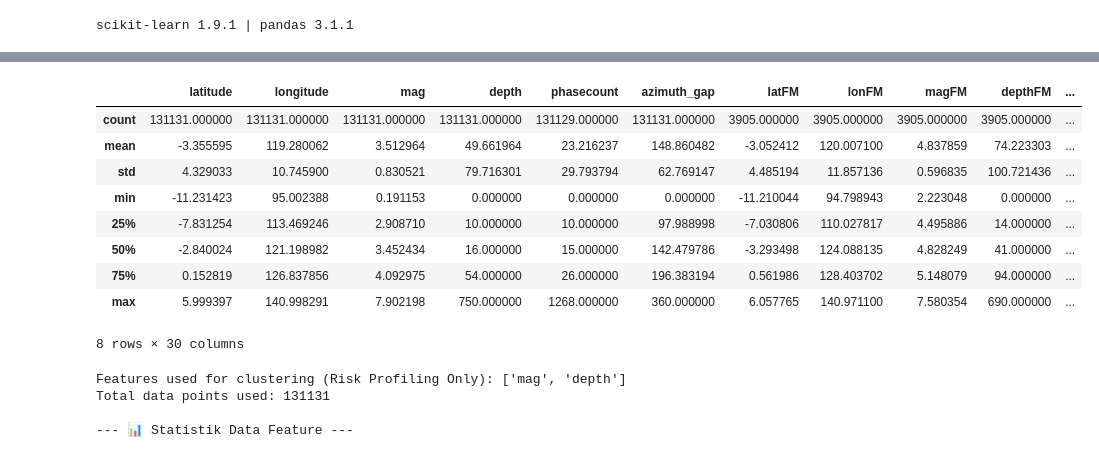
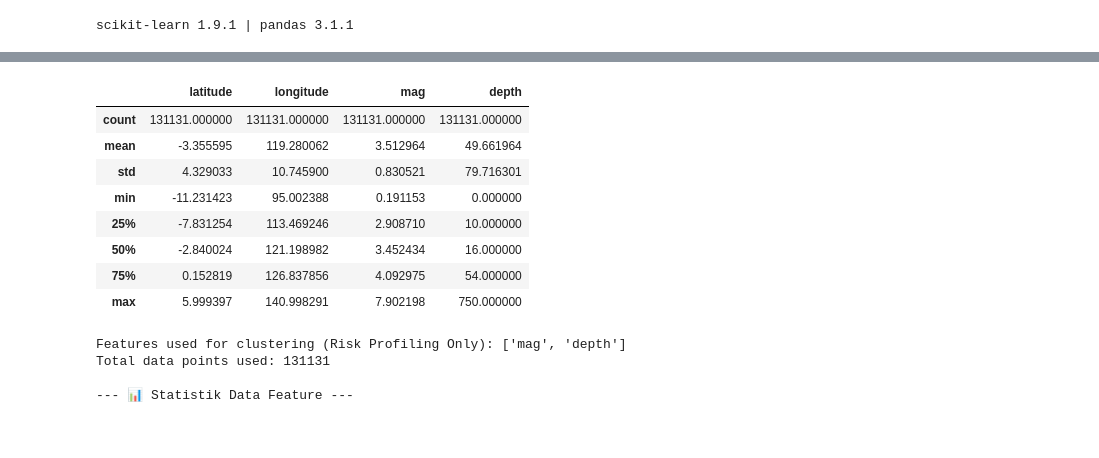
Before and after one commit to wisamWR/ClassificasiGempa-KMeans, a Jupyter notebook: notebooks/earthquake_clustering.ipynb, the cells around one changed output, grey strips where cells are left out. Drawn from its saved outputs; the diff is of its cells as text; code cells hidden in the pictures.

```diff
--- a/notebooks/earthquake_clustering.ipynb
+++ b/notebooks/earthquake_clustering.ipynb
@@ -41,9 +41,10 @@ print("scikit-learn", sklearn.__version__, "| pandas", pd.__version__)
 # %% [output]
 scikit-learn 1.9.1 | pandas 3.1.1
 # %%
-df = load_catalog(paths.RAW_CATALOG)
+# Katalog bersih (Mw, Mc, declustering, intensitas; lihat data_cleaning.ipynb).
+# K-Means tetap memakai magnitudo & kedalaman asli dari katalog.
+df = prepare_events(paths.RAW_CATALOG)
 print(f"Loaded {len(df):,} earthquake records")
-print("Columns:", list(df.columns))
-df.head()
+df[["eventID", "time", "latitude", "longitude", "mag", "mag_type", "depth", "mw", "mmi_class"]].head()
 # %% [output]
 Loaded 131,131 earthquake records
@@ -58,16 +57,15 @@ Columns: ['eventID', 'time', 'latitude', 'longitude', 'mag', 'mag_type', 'depth'
 # %%
-df.describe()
+df[["latitude", "longitude", "mag", "depth"]].describe()
 # %% [output]
-|  | latitude | longitude | mag | depth | phasecount | azimuth_gap | latFM | lonFM | magFM | depthFM | ... |
-| count | 131131.000000 | 131131.000000 | 131131.000000 | 131131.000000 | 131129.000000 | 131131.000000 | 3905.000000 | 3905.000000 | 3905.000000 | 3905.000000 | ... |
-| mean | -3.355595 | 119.280062 | 3.512964 | 49.661964 | 23.216237 | 148.860482 | -3.052412 | 120.007100 | 4.837859 | 74.223303 | ... |
-| std | 4.329033 | 10.745900 | 0.830521 | 79.716301 | 29.793794 | 62.769147 | 4.485194 | 11.857136 | 0.596835 | 100.721436 | ... |
-| min | -11.231423 | 95.002388 | 0.191153 | 0.000000 | 0.000000 | 0.000000 | -11.210044 | 94.798943 | 2.223048 | 0.000000 | ... |
-| 25% | -7.831254 | 113.469246 | 2.908710 | 10.000000 | 10.000000 | 97.988998 | -7.030806 | 110.027817 | 4.495886 | 14.000000 | ... |
-| 50% | -2.840024 | 121.198982 | 3.452434 | 16.000000 | 15.000000 | 142.479786 | -3.293498 | 124.088135 | 4.828249 | 41.000000 | ... |
-| 75% | 0.152819 | 126.837856 | 4.092975 | 54.000000 | 26.000000 | 196.383194 | 0.561986 | 128.403702 | 5.148079 | 94.000000 | ... |
-| max | 5.999397 | 140.998291 | 7.902198 | 750.000000 | 1268.000000 | 360.000000 | 6.057765 | 140.971100 | 7.580354 | 690.000000 | ... |
+|  | latitude | longitude | mag | depth |
+| count | 131131.000000 | 131131.000000 | 131131.000000 | 131131.000000 |
+| mean | -3.355595 | 119.280062 | 3.512964 | 49.661964 |
+| std | 4.329033 | 10.745900 | 0.830521 | 79.716301 |
+| min | -11.231423 | 95.002388 | 0.191153 | 0.000000 |
+| 25% | -7.831254 | 113.469246 | 2.908710 | 10.000000 |
+| 50% | -2.840024 | 121.198982 | 3.452434 | 16.000000 |
+| 75% | 0.152819 | 126.837856 | 4.092975 | 54.000000 |
+| max | 5.999397 | 140.998291 | 7.902198 | 750.000000 |
-8 rows × 30 columns
 # %%
 # Fitur fisik SAJA untuk clustering risiko: Magnitude dan Depth.
 # Latitude dan Longitude tidak dipakai agar klaster tidak terbentuk karena lokasi geografis.
```
Also changed, not shown: parts of 3 cells of this notebook, 1 other file.
